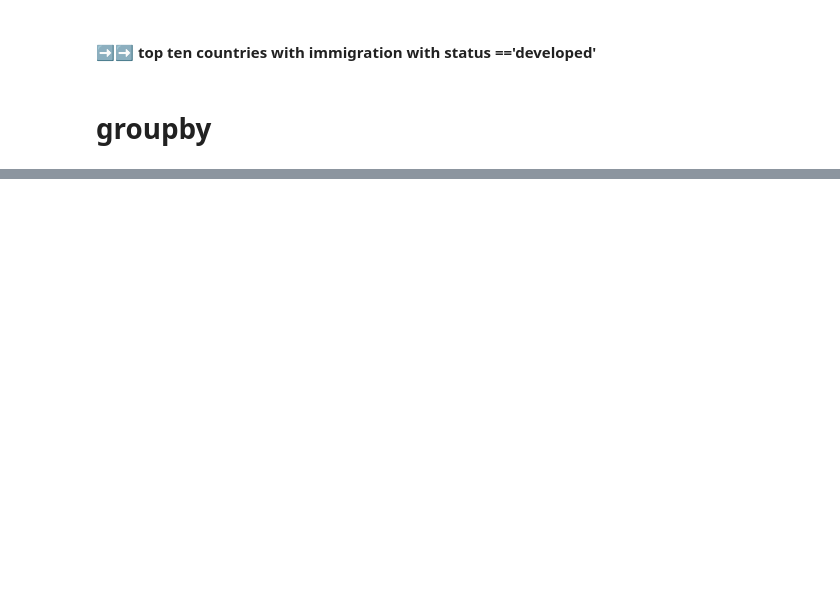
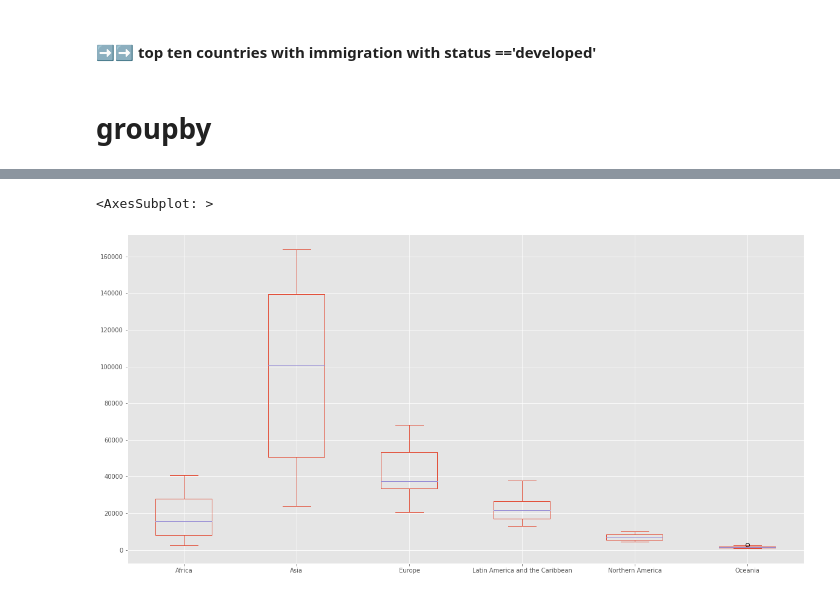
Before and after one commit to digipodium/DP-JUL-PYDS-500-MTTF, a Jupyter notebook: datascience/data_analytics.ipynb, the cells around one changed output, grey strips where cells are left out. Drawn from its saved outputs; the diff is of its cells as text; code cells hidden in the pictures; blank space fills up the shorter version.

```diff
--- a/datascience/data_analytics.ipynb
+++ b/datascience/data_analytics.ipynb
@@ -201,0 +240,5 @@ cdf
+# %%
+cdf[years].T.plot(kind='box', figsize=(20,10))
+# %% [output]
+<AxesSubplot: >
+[figure, added]
```
Also changed, not shown: parts of 13 cells of this notebook, 2 other files.
